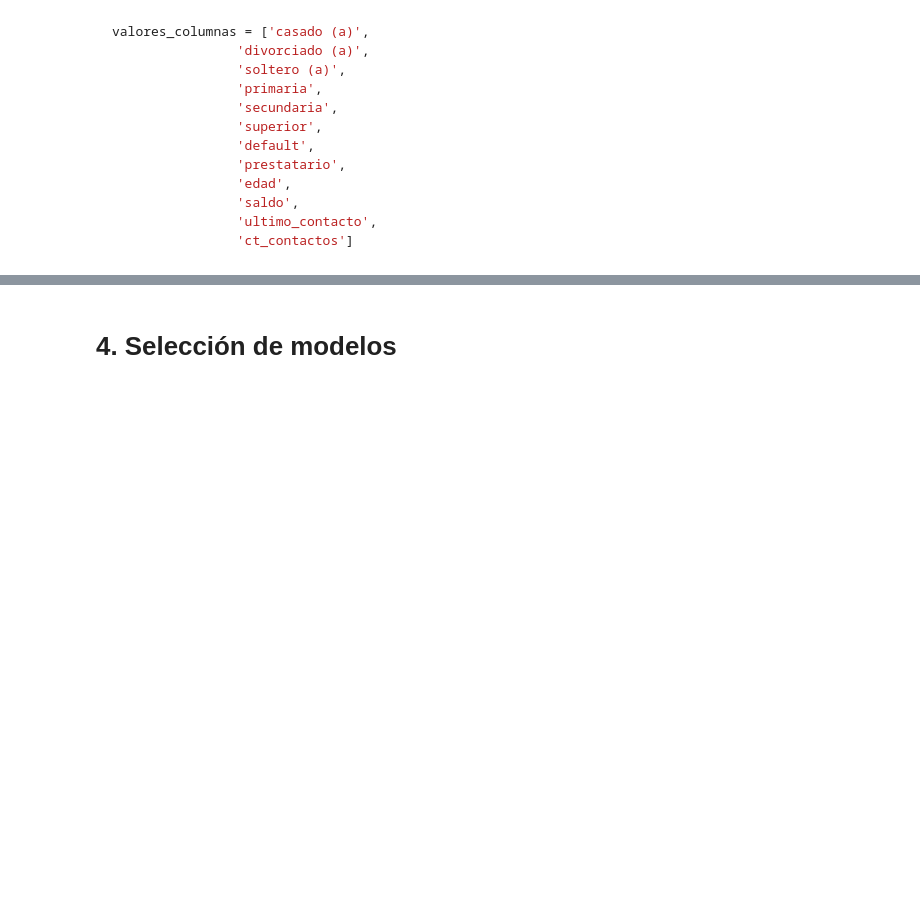
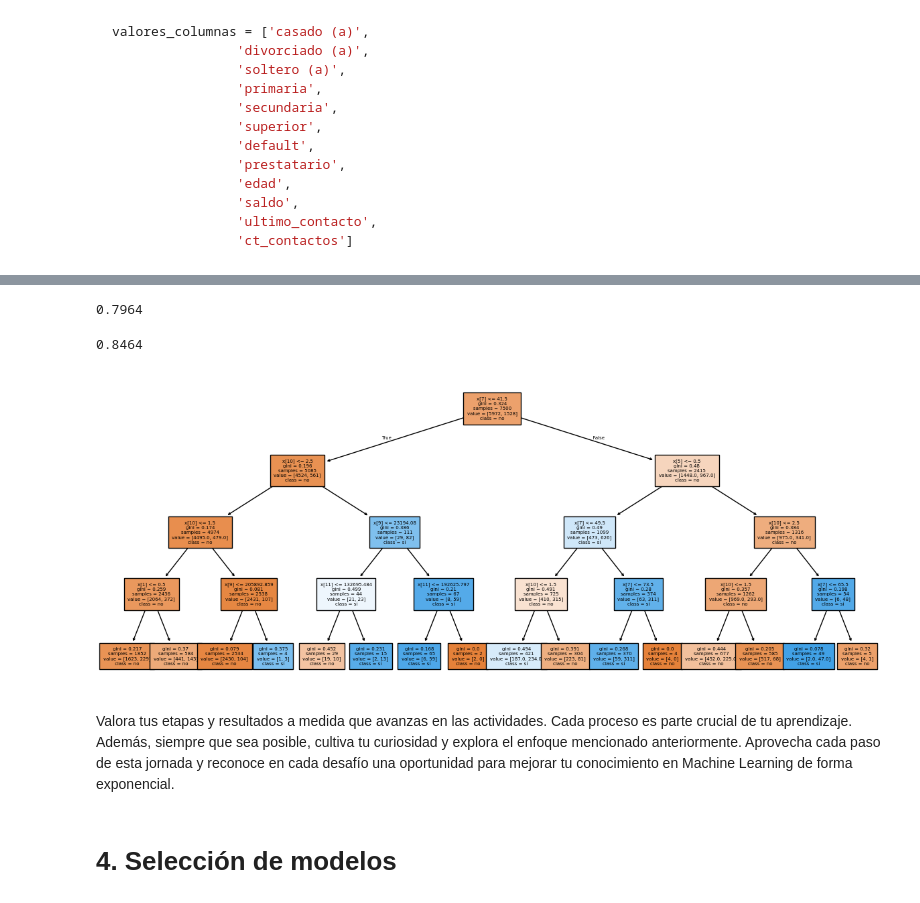
Before and after one commit to Maucho6340/2160-aprendiendo-a-clasificar-datos-con-ml, a Jupyter notebook: Clasificacion_primeros_pasos.ipynb, the cells around one changed output, grey strips where cells are left out. Drawn from its saved outputs; the diff is of its cells as text; code cells hidden in the pictures; blank space fills up the shorter version.

```diff
--- a/Clasificacion_primeros_pasos.ipynb
+++ b/Clasificacion_primeros_pasos.ipynb
@@ -682,0 +874,5 @@ valores_columnas = ['casado (a)',
+# %%
+# Ahora, vamos a utilizar el método usando el parámetro stratify = y para mantener la proporción de los datos de la
+# variable objetivo en los dos conjuntos:
+
+x_train_d, x_test_d, y_train_d, y_test_d = train_test_split(x_desafio, y_desafio, stratify = y_desafio,  random_state = 5)
@@ -682,0 +884,23 @@ valores_columnas = ['casado (a)',
+# %%
+# Ahora vamos a inicializar el modelo y hacer el ajuste con los datos de entrenamiento. Por último, podemos usar el método
+# score para evaluar el desempeño:
+
+dummy = DummyClassifier()
+dummy.fit(x_train_d, y_train_d)
+
+dummy.score(x_test_d, y_test_d)
+# %% [output]
+0.7964
+# %%
+# 3 - Para construir un modelo de árbol de decisión, necesitamos los mismos pasos que el modelo base. Debemos importar la función,
+# inicializar el modelo, hacer el ajuste del modelo en los datos de entrenamiento y, por último, evaluar el desempeño en los datos
+# de prueba. Vamos entonces a cada una de estas tareas, utilizando el max_depth=4 al momento de inicializar el modelo:
+
+from sklearn.tree import DecisionTreeClassifier
+
+arbol = DecisionTreeClassifier(max_depth = 4, random_state =5)
+arbol.fit(x_train_d, y_train_d)
+
+arbol.score(x_test_d, y_test_d)
+# %% [output]
+0.8464
@@ -683,3 +913,10 @@ valores_columnas = ['casado (a)',
+# %%
+plt.figure(figsize = (15, 6))
+plot_tree(arbol, filled = True, class_names = ['no', 'sí'], fontsize = 5);
+# %% [output]
+[figure, added]
+# %% [markdown]
+Valora tus etapas y resultados a medida que avanzas en las actividades. Cada proceso es parte crucial de tu aprendizaje. Además, siempre que sea posible, cultiva tu curiosidad y explora el enfoque mencionado anteriormente. Aprovecha cada paso de esta jornada y reconoce en cada desafío una oportunidad para mejorar tu conocimiento en Machine Learning de forma exponencial.
 # %% [markdown]
 # 4. Selección de modelos
 # %% [markdown]
```
Also changed, not shown: parts of 54 cells of this notebook.
